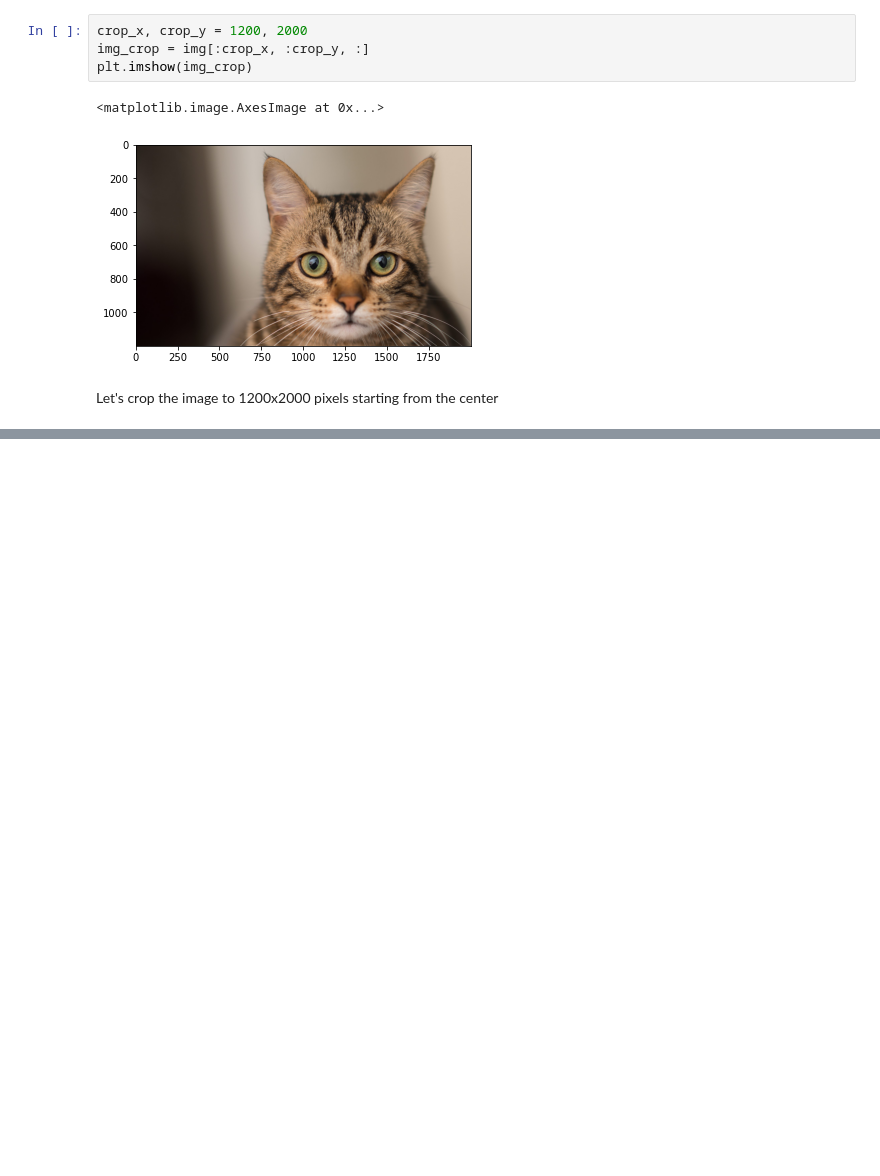
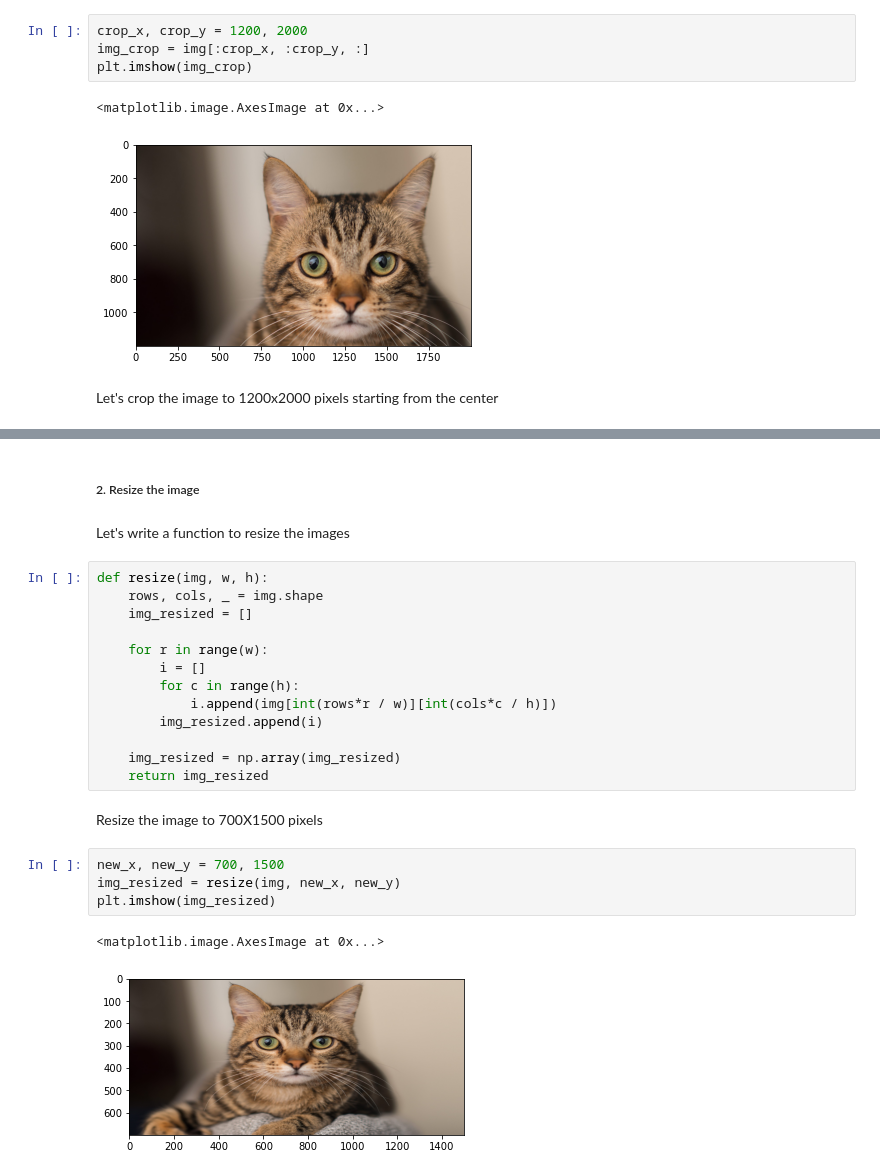
Before and after one commit to Abdesol/Let-s-do-photo-editing-with-math, a Jupyter notebook: note.ipynb, the cells around one changed output, grey strips where cells are left out. Cells and saved outputs as stored; diff of their text form; blank space fills up the shorter version.

```diff
--- a/note.ipynb
+++ b/note.ipynb
@@ -48,3 +44,29 @@ plt.imshow(img_crop_1)
 # %% [output]
 <matplotlib.image.AxesImage at 0x...>
 [figure]
+# %% [markdown]
+##### 2. Resize the image
+# %% [markdown]
+Let's write a function to resize the images
+# %%
+def resize(img, w, h):
+    rows, cols, _ = img.shape
+    img_resized = []
+
+    for r in range(w):
+        i = []
+        for c in range(h):
+            i.append(img[int(rows*r / w)][int(cols*c / h)])
+        img_resized.append(i)
+
+    img_resized = np.array(img_resized)
+    return img_resized
+# %% [markdown]
+Resize the image to 700X1500 pixels
+# %%
+new_x, new_y = 700, 1500
+img_resized = resize(img, new_x, new_y)
+plt.imshow(img_resized)
+# %% [output]
+<matplotlib.image.AxesImage at 0x...>
+[figure, added]
```
Also changed, not shown: parts of 13 cells of this notebook.
